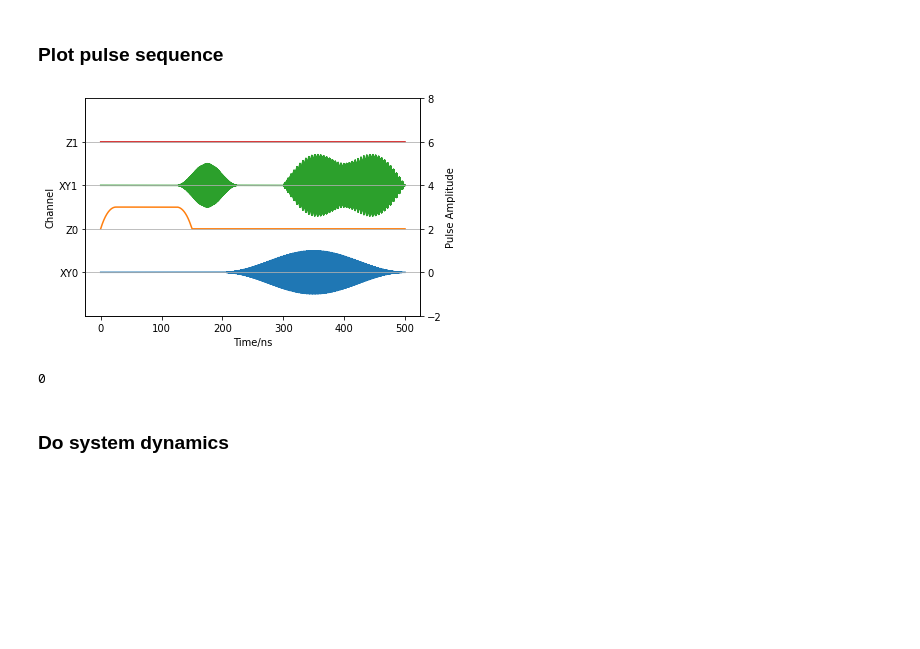
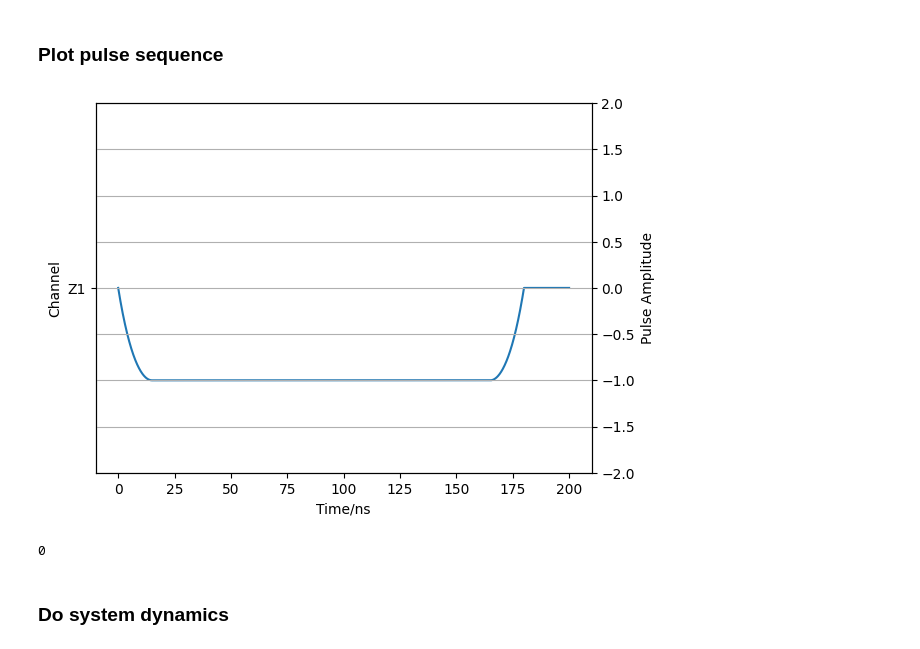
Before and after one commit to RunawayFancy/QuSim, a Jupyter notebook: reconstructed_enr_ver/demo.ipynb, the cells around one changed output. Drawn from its saved outputs; the diff is of its cells as text; code cells hidden in the pictures; blank space fills up the shorter version.

```diff
--- a/reconstructed_enr_ver/demo.ipynb
+++ b/reconstructed_enr_ver/demo.ipynb
@@ -220,23 +221,6 @@ r_dic = {
 }
 r = tools.r2matrix(r_dic, len(w)) # Coupling strength
 gamma_list = None
-gamma_list = [
-    {
-        "up": 0,
-        "down": 0,
-        "z": 0.001
-    },
-    {
-        "up": 0,
-        "down": 0,
-        "z": 0
-    },
-    {
-        "up": 0,
-        "down": 0,
-        "z": 0
-    }
-]
 
 _system = qs.qubit_system(N, q_dim, w, alpha, r, gamma_list)
 
@@ -245,13 +229,14 @@ _system = qs.qubit_system(N, q_dim, w, alpha, r, gamma_list)
 # State represented in tuple, e.g., |100> ==> (1,0,0)
 state_010, E_010, _ = _system.get_eigenstates_energy((0,1,0))
 state_000, E_000, _ = _system.get_eigenstates_energy((0,0,0))
+state_001, _, _ = _system.get_eigenstates_energy((0,0,1))
 Delta_E = E_010 - E_000
 print("E_010 - E_000 = {}".format(Delta_E))
 
 simulation_option = {
-    "simulation_time": 500, # ns
-    "simulation_step": 5000,
-    "initial_state": [state_000] # Do multiple simulation
+    "simulation_time": 200, # ns
+    "simulation_step": 2000,
+    "initial_state": [state_001] # Do multiple simulation
 }
 
 pulse_sequence = [
@@ -260,11 +245,11 @@ pulse_sequence = [
         'type': "Z",
         'pulse_shape': "cosh",
         't_delay': 0, # unit in ns
-        't_width': 100, # unit in ns
-        't_plateau': 75, # unit in ns
+        't_width': 30, # unit in ns
+        't_plateau': 150, # unit in ns
         'freq': Delta_E, # unit in GHz; Z pulse does not use it
         'phase': 0, # unit in rad; Z pulse does not use it
-        'amplitude': 0.5, # XY: Rabi freq; Z: biased frequency
+        'amplitude': -0.5, # XY: Rabi freq; Z: biased frequency
         'q_index': 1 # 0, 1, 2
     }
 ]
@@ -340,10 +325,10 @@ E_010 - E_000 = 5.837099975436753
 # %%
 # %matplotlib qt
 
 ## Notice that the all pulses'  amplitude are rescaled by a factor 1/1.2
-pl.plot_pulse_sequence(pulse_sequence_example, simulation_option)
+pl.plot_pulse_sequence(pulse_sequence, simulation_option)
 # %% [output]
-[figure, old version]
+[figure, new version]
 0
 # %% [markdown]
 ### Do system dynamics
```
Also changed, not shown: parts of 4 cells of this notebook, 5 other files.
